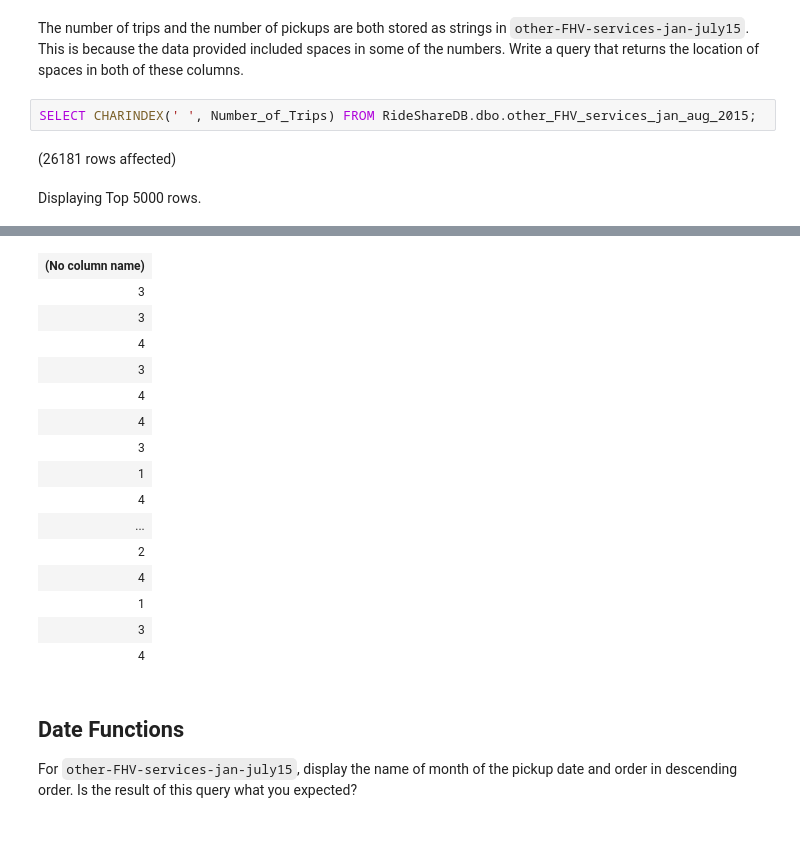
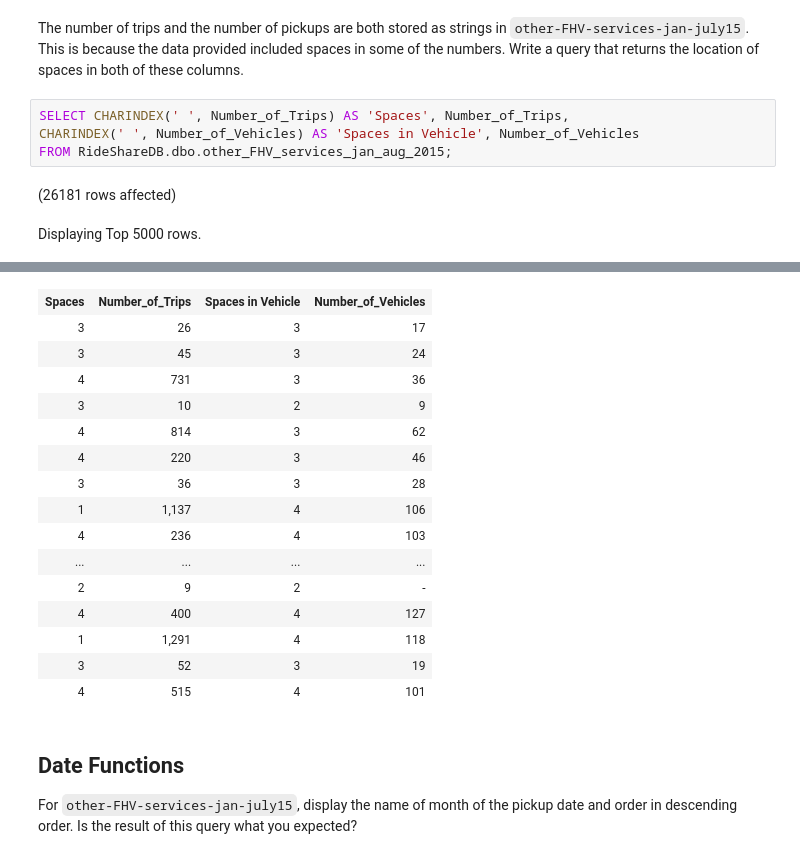
Before and after one commit to odelmas-sci/sql-part2-exercises, a Jupyter notebook: sql-part2.ipynb, the cells around one changed output, grey strips where cells are left out. Saved outputs shown, nothing was run; the diff lists cells and outputs as text.

```diff
--- a/sql-part2.ipynb
+++ b/sql-part2.ipynb
@@ -30,7 +30,9 @@ Total execution time: 00:00:00.055
 # %% [markdown]
 The number of trips and the number of pickups are both stored as strings in `other-FHV-services-jan-july15`. This is because the data provided included spaces in some of the numbers. Write a query that returns the location of spaces in both of these columns.
 # %%
-SELECT CHARINDEX(' ', Number_of_Trips) FROM RideShareDB.dbo.other_FHV_services_jan_aug_2015;
+SELECT CHARINDEX(' ', Number_of_Trips) AS 'Spaces', Number_of_Trips,
+CHARINDEX(' ', Number_of_Vehicles) AS 'Spaces in Vehicle', Number_of_Vehicles
+FROM RideShareDB.dbo.other_FHV_services_jan_aug_2015;
 # %% [output]
 (26181 rows affected)
 Displaying Top 5000 rows.
@@ -38,19 +40,19 @@ Total execution time: 00:00:00.362
-| (No column name) |
-| 3 |
-| 3 |
-| 4 |
-| 3 |
-| 4 |
-| 4 |
-| 3 |
-| 1 |
-| 4 |
-| ... |
-| 2 |
-| 4 |
-| 1 |
-| 3 |
-| 4 |
+| Spaces | Number_of_Trips | Spaces in Vehicle | Number_of_Vehicles |
+| 3 | 26 | 3 | 17 |
+| 3 | 45 | 3 | 24 |
+| 4 | 731 | 3 | 36 |
+| 3 | 10 | 2 | 9 |
+| 4 | 814 | 3 | 62 |
+| 4 | 220 | 3 | 46 |
+| 3 | 36 | 3 | 28 |
+| 1 | 1,137 | 4 | 106 |
+| 4 | 236 | 4 | 103 |
+| ... | ... | ... | ... |
+| 2 | 9 | 2 | - |
+| 4 | 400 | 4 | 127 |
+| 1 | 1,291 | 4 | 118 |
+| 3 | 52 | 3 | 19 |
+| 4 | 515 | 4 | 101 |
 # %% [markdown]
 ## Date Functions
 
```
Also changed, not shown: parts of 6 cells of this notebook.
